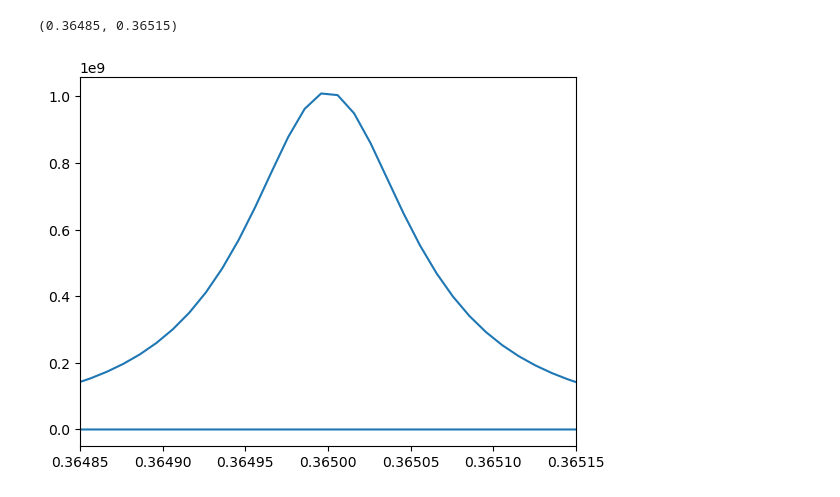
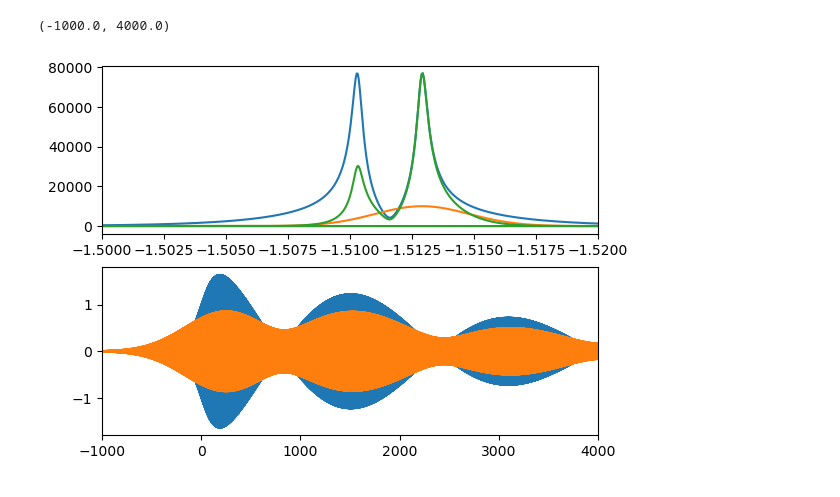
Before and after one commit to MTLphys/FittingFunctions, a Jupyter notebook: helpfulnotebooks/spectralresolutionworkbook.ipynb, the cells around one changed output. Drawn from its saved outputs; the diff is of its cells as text; code cells hidden in the pictures.

```diff
--- a/helpfulnotebooks/spectralresolutionworkbook.ipynb
+++ b/helpfulnotebooks/spectralresolutionworkbook.ipynb
@@ -16,6 +19,0 @@ plt.xlim(0,4)
-# %%
-plt.plot(np.fft.fftfreq(len(x),x[0]-x[1]),np.abs(np.fft.fft(y))**2/4.4)
-plt.xlim(.36485,.36515)
-# %% [output]
-(0.36485, 0.36515)
-[figure, removed]
@@ -24 +20,25 @@ plt.xlim(.36485,.36515)
+# %%
+E = np.fft.fftfreq(len(x),x[0]-x[1])*6.582e-1*np.pi*2
+a = np.fft.fft(y1+y2)
+E1 = frequency1*6.582e-1
+DE = 1.9e-3
+filt = np.exp(-(E-E1)**2/(2*DE**2))+np.exp(-(E+E1)**2/(2*DE**2))
+sigfilt = a*filt
+signal = np.fft.ifft(sigfilt)
+zfilt = np.exp(-(E)**2/(2*DE**2))
+fig,ax = plt.subplots(2)
+ax[0].plot(E,np.abs(a),label='rawsignal')
+ax[0].plot(E,1e4*filt,label='filter at frequency 1 ')
+ax[0].plot(E,np.abs(sigfilt),label='filtered signal at frequency 1')
+
+#ax[0].plot(E,np.abs(np.convolve(np.abs(a),zfilt/np.sum(zfilt),mode='same')),label='post spectrometer signal')
+ax[0].set_xlim(-1.50,-1.52)
+#ax[0].legend()
+
+ax[1].plot(x,y1+y2,label='rawsignal')
+ax[1].plot(x,signal,label='filtered signal')
+ax[1].set_xlim(-1000,4000)
+# %% [output]
+(-1000.0, 4000.0)
+[figure, added]
 # %%
```
Also changed, not shown: parts of 7 cells of this notebook, 4 other files.
